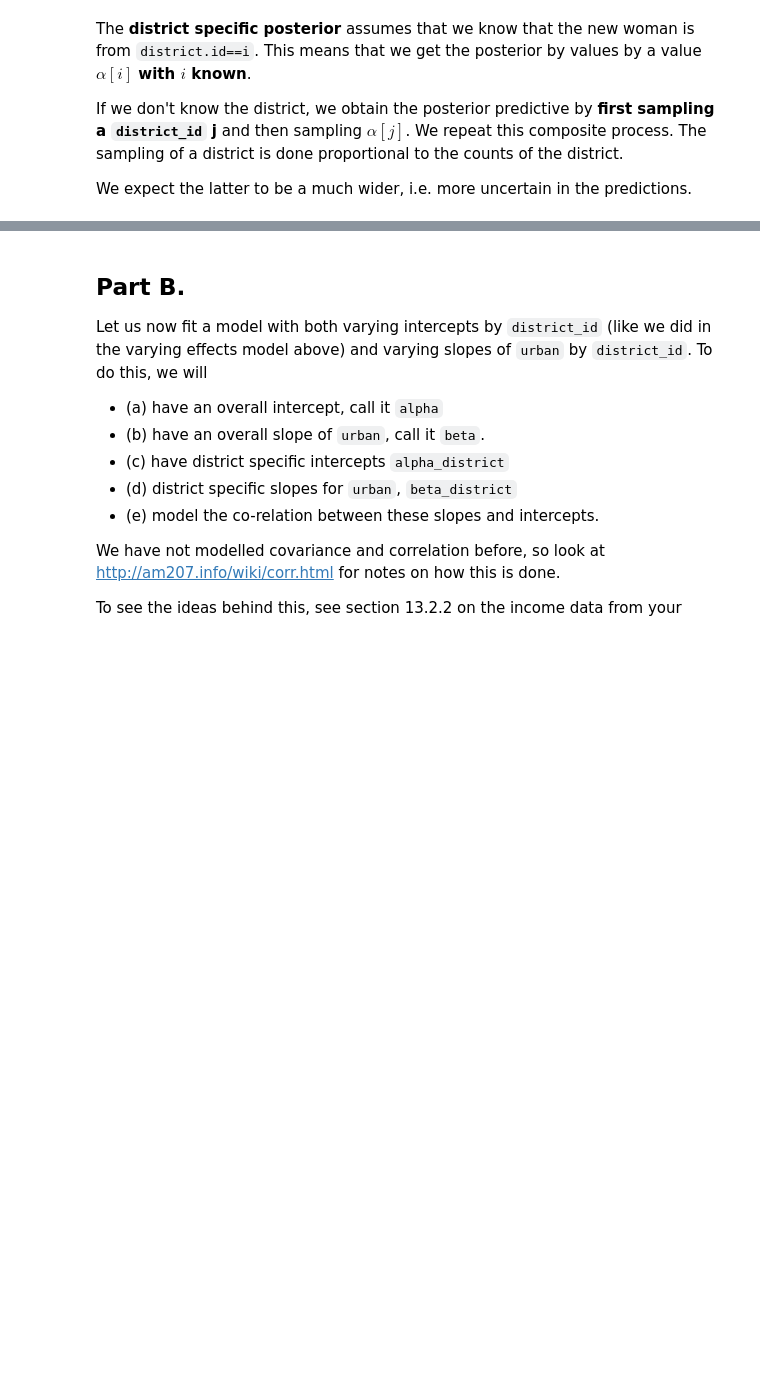
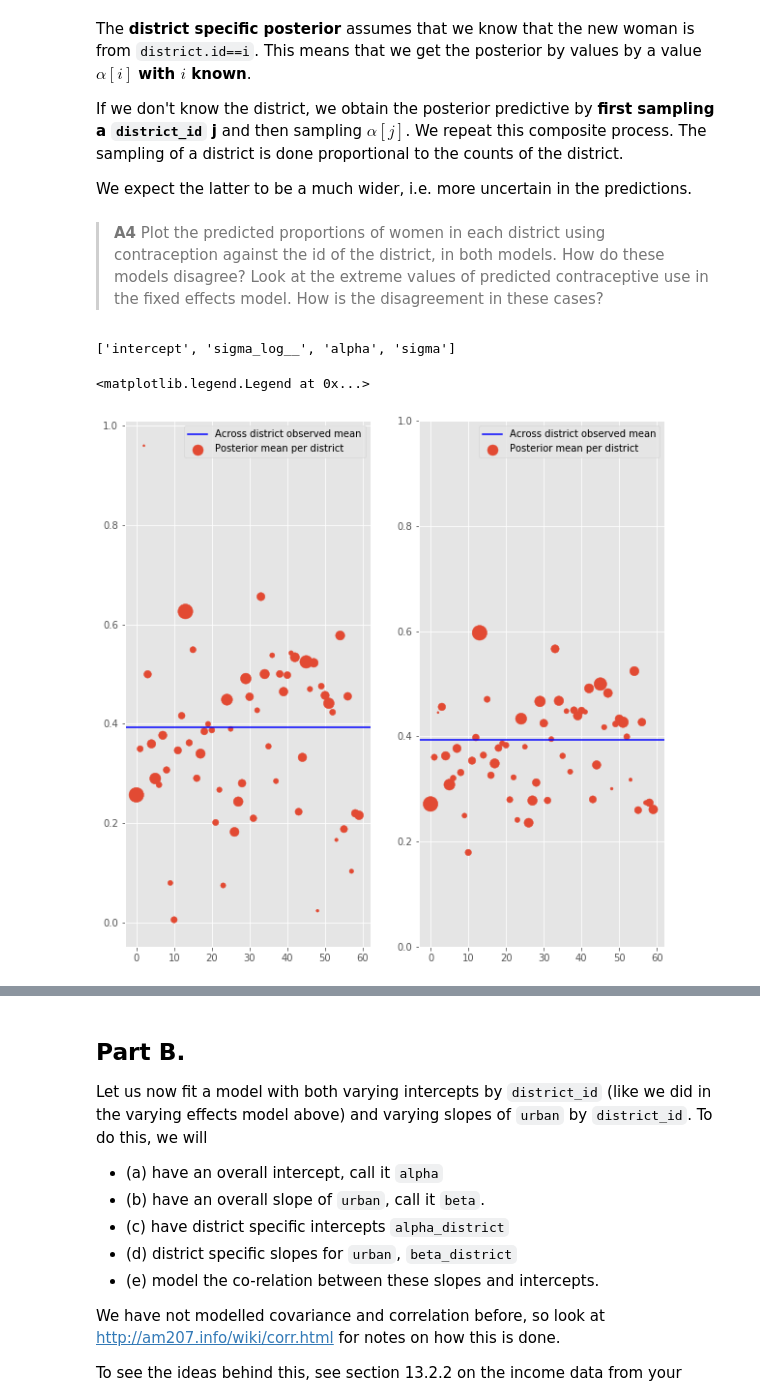
Before and after one commit to NOllAl/AM207HW, a Jupyter notebook: am207_final_2018fall/2018fall_final.ipynb, the cells around one changed output, grey strips where cells are left out. Saved outputs shown, nothing was run; the diff lists cells and outputs as text; code cells hidden in the pictures; blank space fills up the shorter version.

```diff
--- a/am207_final_2018fall/2018fall_final.ipynb
+++ b/am207_final_2018fall/2018fall_final.ipynb
@@ -138,6 +136,7 @@ with pm.Model() as fx_model:
     alpha_district = pm.Normal('alpha_district', 0, 10, shape=data.district.nunique())
 
     logits = alpha_district[data['district.id']]
+    p = pm.Deterministic('p', pm.math.invlogit(logits))
     obs = pm.Bernoulli('obs', logit_p=logits, observed=data['use.contraception'])
 
     trace_fx = pm.sample()
@@ -162,7 +161,7 @@ with pm.Model() as rx_model:
     logits = μ + α[data['district.id']]
     obs = pm.Bernoulli('obs', logit_p=logits, observed=data['use.contraception'])
 
-    trace = pm.sample()
+    trace_rx = pm.sample()
 # %% [output]
 Auto-assigning NUTS sampler...
 Initializing NUTS using jitter+adapt_diag...
@@ -178,3 +177,27 @@ The **district specific posterior** assumes that we know that the new woman is f
 If we don't know the district, we obtain the posterior predictive by **first sampling a `district_id` j** and then sampling $\alpha[j]$. We repeat this composite process. The sampling of a district is done proportional to the counts of the district.
 
 We expect the latter to be a much wider, i.e. more uncertain in the predictions.
+# %% [markdown]
+> **A4** Plot the predicted proportions of women in each district using contraception against the id of the district, in both models. How do these models disagree? Look at the extreme values of predicted contraceptive use in the fixed effects model. How is the disagreement in these cases?
+# %%
+trace_rx.varnames
+# %% [output]
+['intercept', 'sigma_log__', 'alpha', 'sigma']
+# %%
+district_counts = data['district.id'].value_counts().sort_index()
+overall_mean = data['use.contraception'].mean()
+
+fig, (ax1, ax2) = plt.subplots(1, 2)
+ys = scipy.special.expit(trace_fx['alpha_district']).mean(axis=0)
+ax1.scatter(data['district.id'].unique(), ys, s=district_counts*2, label='Posterior mean per district')
+ax1.axhline(y=overall_mean, c='blue', label='Across district observed mean')
+ax1.legend()
+
+ys = scipy.special.expit(trace_rx['alpha'] + trace_rx['intercept'].reshape(-1, 1)).mean(axis=0)
+ax2.scatter(data['district.id'].unique(), ys, s=district_counts*2, label='Posterior mean per district')
+ax2.set_ylim(0, 1)
+ax2.axhline(y=overall_mean, c='blue', label='Across district observed mean')
+ax2.legend()
+# %% [output]
+<matplotlib.legend.Legend at 0x...>
+[figure, added]
```
Also changed, not shown: parts of 2 cells of this notebook.
